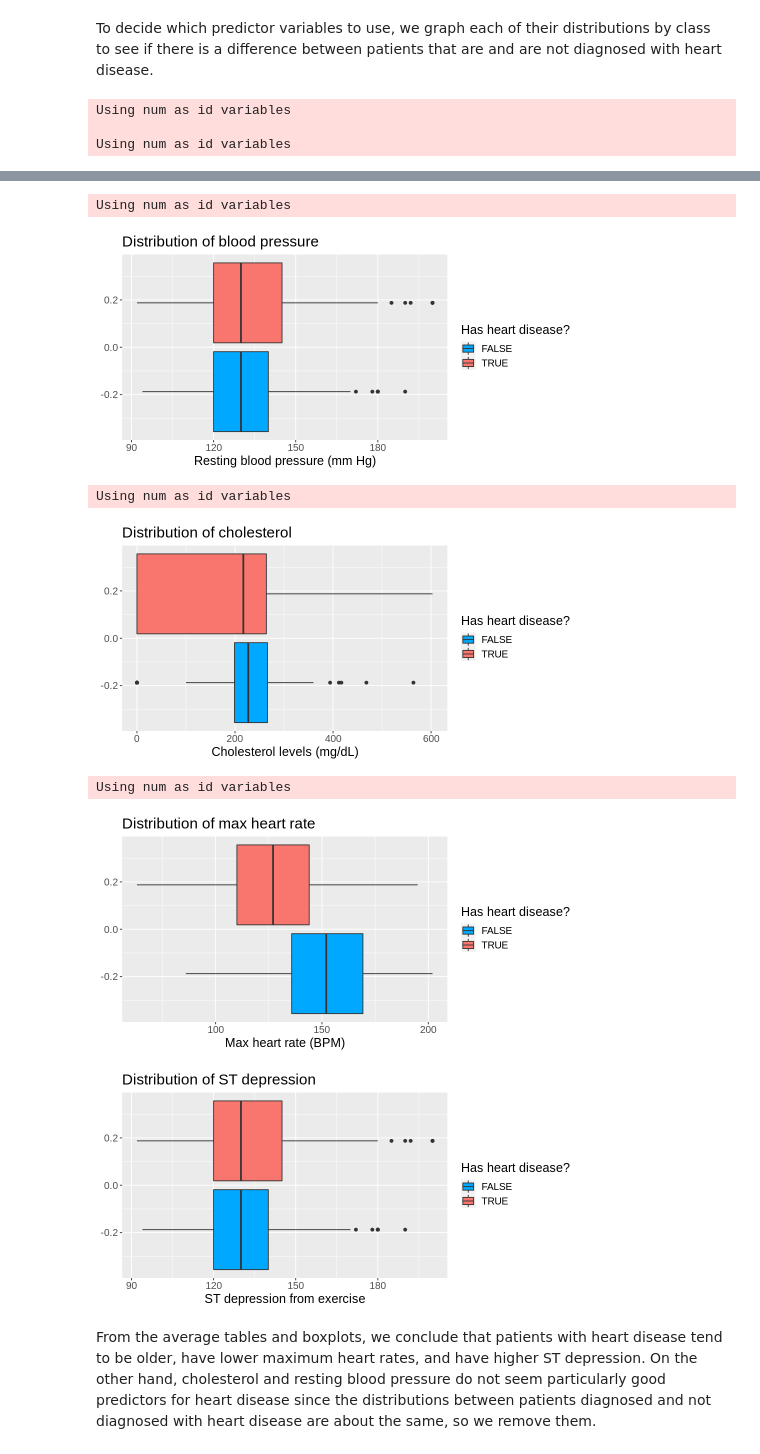
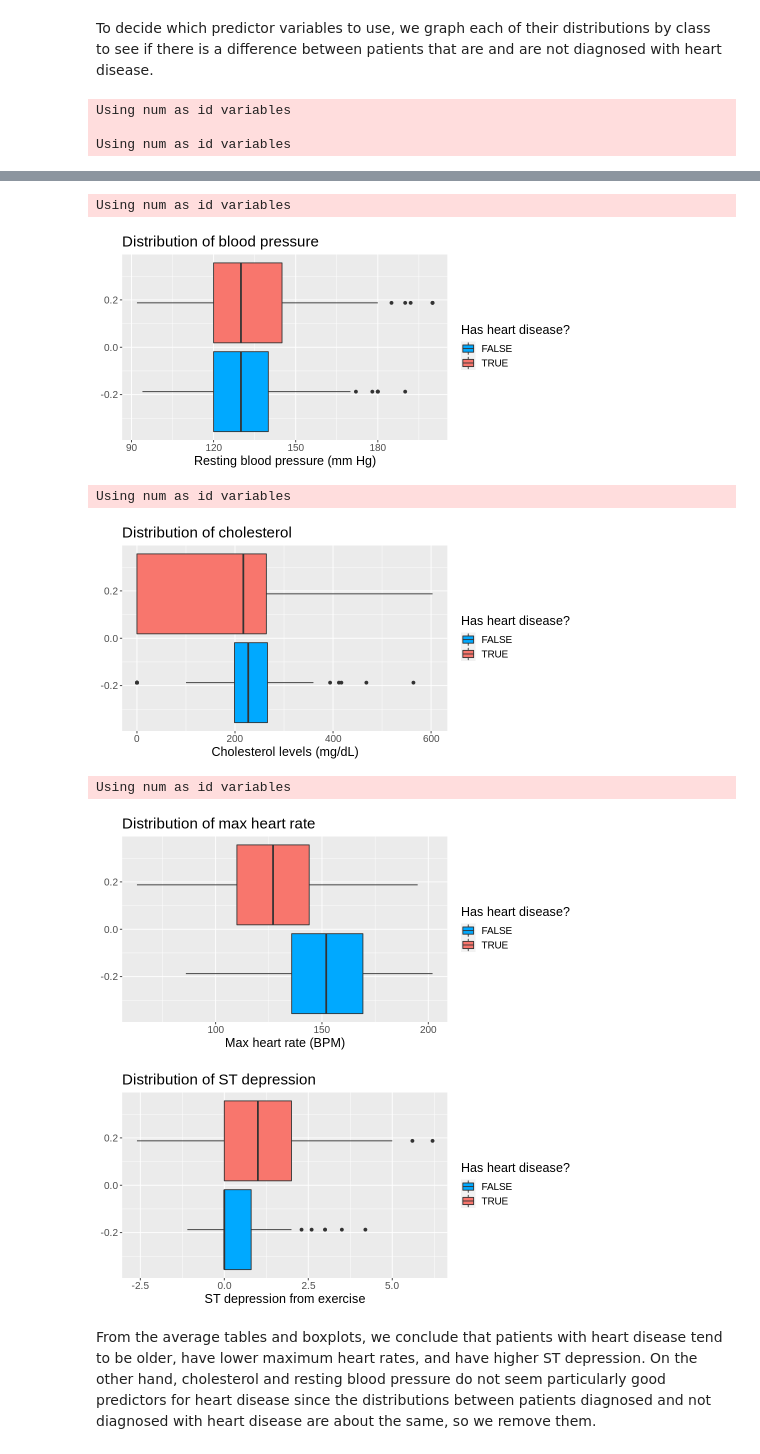
Before and after one commit to EdwardJXLi/DSCI-100-group-project, a Jupyter notebook: HeartDiseasePrediction.ipynb, the cells around one changed output, grey strips where cells are left out. Saved outputs shown, nothing was run; the diff lists cells and outputs as text; code cells hidden in the pictures.

Commit message:
Fixed Box Plot

```diff
--- a/HeartDiseasePrediction.ipynb
+++ b/HeartDiseasePrediction.ipynb
@@ -302,35 +302,35 @@ thalach_dist <- heart_training_clean |>
     melt()|>
     filter(variable=="thalach")|>
     ggplot(aes(x=value, fill=num))+
         geom_boxplot()+
         theme(text=element_text(size=15))+
         labs(x="Max heart rate (BPM)", fill="Has heart disease?")+
         scale_fill_manual(values=c("#00A9FF","#F8766D"))+
         ggtitle("Distribution of max heart rate")
 thalach_dist
 
 oldpeak_dist <- heart_training_clean |>
     melt()|>
-    filter(variable=="trestbps")|>
+    filter(variable=="oldpeak")|>
     ggplot(aes(x=value, fill=num))+
         geom_boxplot()+
         theme(text=element_text(size=15))+
         labs(x="ST depression from exercise", fill="Has heart disease?")+
         scale_fill_manual(values=c("#00A9FF","#F8766D"))+
         ggtitle("Distribution of ST depression")
 oldpeak_dist
 # %% [output]
 Using num as id variables
 
 Using num as id variables
 [figure]
 Using num as id variables
 [figure]
 Using num as id variables
 [figure]
 Using num as id variables
 [figure]
-[figure, old version]
+[figure, new version]
 # %% [markdown]
 From the average tables and boxplots, we conclude that patients with heart disease tend to be older, have lower maximum heart rates, and have higher ST depression. On the other hand, cholesterol and resting blood pressure do not seem particularly good predictors for heart disease since the distributions between patients diagnosed and not diagnosed with heart disease are about the same, so we remove them.
 # %%
```
